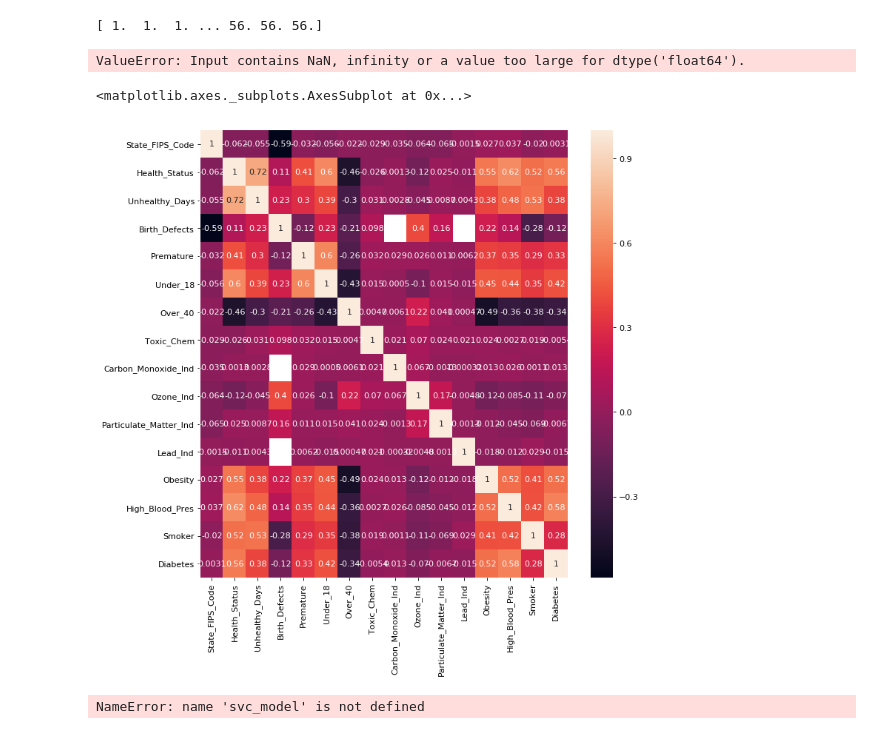
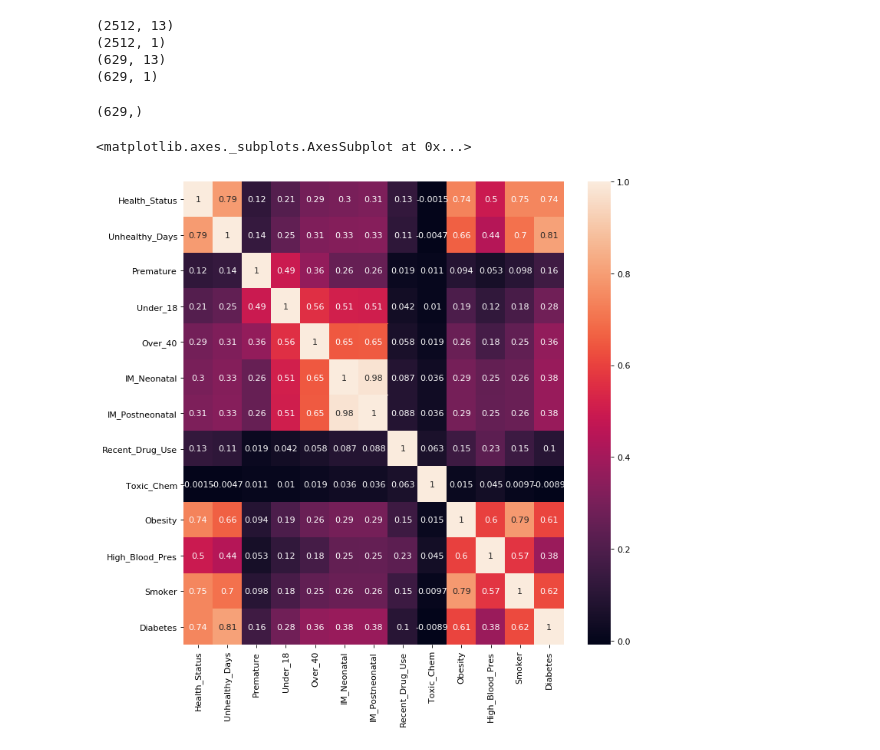
Before and after one commit to fpu-spring2019-ml-team2/MachineLearning, a Jupyter notebook: ML_Project.ipynb, the cells around one changed output. Saved outputs shown, nothing was run; the diff lists cells and outputs as text; code cells hidden in the pictures.

Commit message:
Use of Decision Tree Regressor
Also added the data from master branch

```diff
--- a/ML_Project.ipynb
+++ b/ML_Project.ipynb
@@ -16,16 +16,7 @@ from sklearn.svm import SVR
 # %%
 #read in
-feature_names = ['Health_Status', 'Unhealthy_Days', 'Birth_Defects','Obesity','High_Blood_Pres','Smoker','Diabetes']
-
-demographics = pd.read_csv("./data/DEMOGRAPHICS.csv" , usecols=['State_FIPS_Code'])
+demographics = pd.read_csv("./data/DEMOGRAPHICS.csv" , usecols=['State_FIPS_Code', 'County_FIPS_Code', 'CHSI_County_Name', 'CHSI_State_Name'])
 summary = pd.read_csv("./data/SUMMARYMEASURESOFHEALTH.csv", usecols=[ 'Health_Status', 'Unhealthy_Days'])
-leading = pd.read_csv("./data/LEADINGCAUSESOFDEATH.csv", usecols=['A_Wh_BirthDef','A_Bl_BirthDef', 'A_Ot_BirthDef', 'A_Hi_BirthDef'])
-measure = pd.read_csv("./data/MEASURESOFBIRTHANDDEATH.csv", usecols=['Premature','Under_18', 'Over_40', 'Infant_Mortality'])
-vunerable  = pd.read_csv("./data/VUNERABLEPOPSANDENVHEALTH.csv", usecols=['Toxic_Chem', 'Carbon_Monoxide_Ind','Ozone_Ind', 'Particulate_Matter_Ind','Lead_Ind'])
+measure = pd.read_csv("./data/MEASURESOFBIRTHANDDEATH.csv", usecols=['Premature','Under_18', 'Over_40', 'Infant_Mortality', 'IM_Postneonatal', 'IM_Neonatal'])
+vunerable  = pd.read_csv("./data/VUNERABLEPOPSANDENVHEALTH.csv", usecols=['Toxic_Chem', 'Recent_Drug_Use'])
 risk = pd.read_csv("./data/RISKFACTORSANDACCESSTOCARE.csv", usecols=['Obesity','High_Blood_Pres','Smoker','Diabetes'])
-summary.info()
-
-
-leading['Birth_Defects'] = leading['A_Wh_BirthDef'] + leading['A_Bl_BirthDef'] + leading['A_Ot_BirthDef'] + leading['A_Hi_BirthDef'] + measure['Infant_Mortality']
-leading.drop(['A_Wh_BirthDef','A_Bl_BirthDef', 'A_Ot_BirthDef', 'A_Hi_BirthDef'] , axis = 1, inplace= True)
-measure.drop(['Infant_Mortality'] , axis = 1, inplace= True)
@@ -43 +23,14 @@ full = pd.concat([demographics, summary,leading, measure, vunerable,risk], axis=
+# %%
+#merge
+full = pd.concat([demographics, summary, measure, vunerable,risk], axis=1, join="inner")
+selected = full.copy()
+selected.drop('CHSI_County_Name', axis=1, inplace=True)
+selected.drop('CHSI_State_Name', axis=1, inplace=True)
+selected.drop('State_FIPS_Code', axis=1, inplace=True)
+selected.drop('County_FIPS_Code', axis=1, inplace=True)
+#selected.drop('A_Wh_BirthDef', axis=1, inplace=True)
+#selected.drop('A_Bl_BirthDef', axis=1, inplace=True)
+#selected.drop('A_Ot_BirthDef', axis=1, inplace=True)
+#selected.drop('A_Hi_BirthDef', axis=1, inplace=True)
+selected.drop('Infant_Mortality', axis=1, inplace=True)
 # %%
@@ -73,21 +67,29 @@ memory usage: 392.7 KB
-# %%
-data = full
-array = full.values
-X = array[:,1:]
-y = array[:,0]
-#X_train, X_test, y_train, y_test = train_test_split(X, y, test_size=0.3, random_state=1)
-print(y)
-# %% [output]
-[ 1.  1.  1. ... 56. 56. 56.]
-# %%
-tree_clf =  sklearn.linear_model.LinearRegression()
-tree_clf.fit(X,y)
-# %% [output]
-ValueError: Input contains NaN, infinity or a value too large for dtype('float64').
+# %%
+target = pd.DataFrame(full, columns=["Infant_Mortality"])
+X_train, X_test, y_train, y_test = train_test_split(selected, target, test_size=0.2)
+print(X_train.shape)
+print(y_train.shape)
+print(X_test.shape)
+print(y_test.shape)
+# %% [output]
+(2512, 13)
+(2512, 1)
+(629, 13)
+(629, 1)
+# %%
+#m = KNeighborsRegressor(n_neighbors=3)
+#m = linear_model.LinearRegression()
+#m = linear_model.LassoLars(alpha=.1)
+m = DecisionTreeRegressor()
+model = m.fit(X_train, y_train)
+predictions = m.predict(X_test)
+print(predictions.shape)
+# %% [output]
+(629,)
 # %%
-corr = data.corr()
-fig = plt.figure(num=None, figsize=(10, 10), dpi=80, facecolor='w', edgecolor='k')
-sns.heatmap(data.corr(), annot = True)
+corr = selected.corr()
+fig = plt.figure(num=None, figsize=(10, 10), dpi=80, facecolor='w', edgecolor='b')
+sns.heatmap(corr, annot=True)
 # %% [output]
 <matplotlib.axes._subplots.AxesSubplot at 0x...>
-[figure, old version]
+[figure, new version]
@@ -104,4 +95,0 @@ svc_model.fit(X_train, y_train)
-# %%
-y_predict = svc_model.predict(X_test)
-# %% [output]
-NameError: name 'svc_model' is not defined
```
Also changed, not shown: parts of 13 cells of this notebook, 8 other files.
